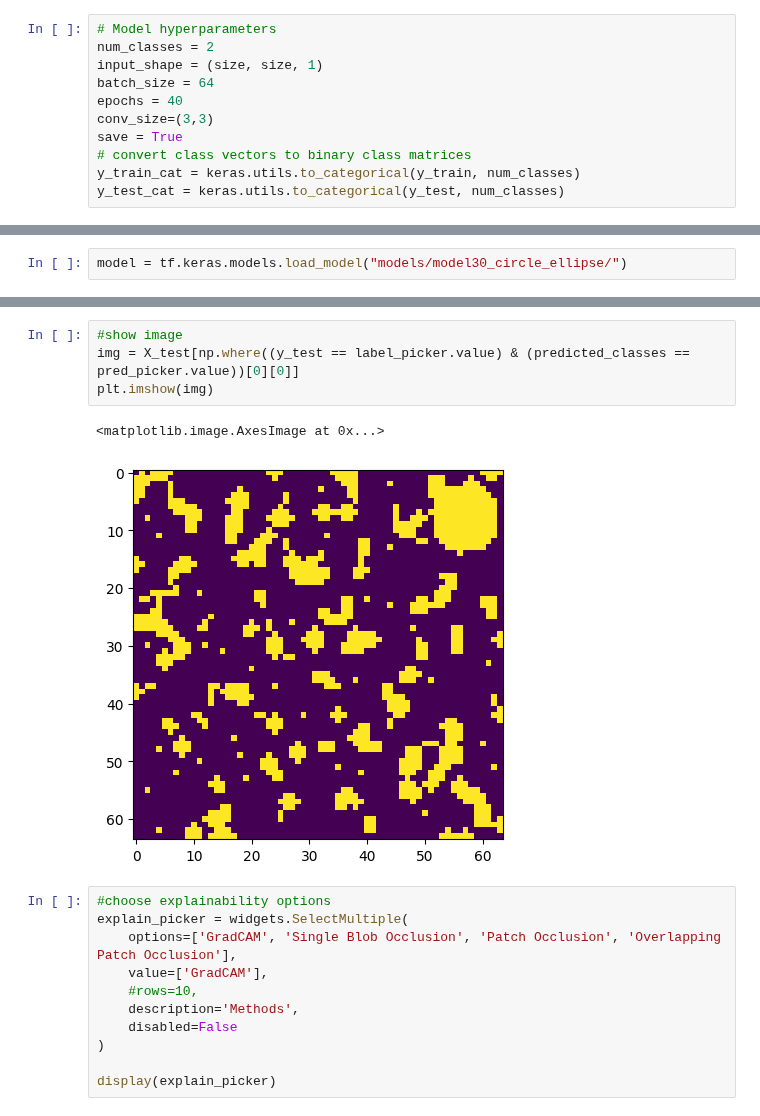
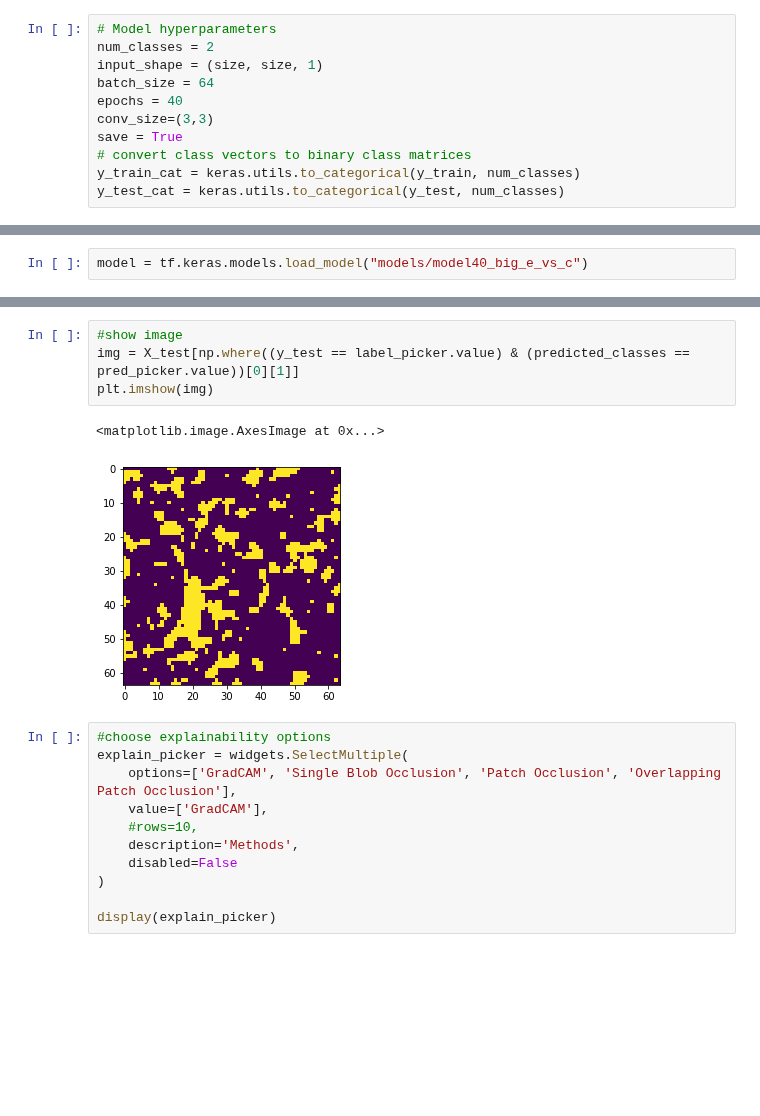
Before and after one commit to Kayzi0/ExplainBlobs, a Jupyter notebook: model_train.ipynb, the cells around one changed output, grey strips where cells are left out. Saved outputs shown, nothing was run; the diff lists cells and outputs as text; blank space fills up the shorter version.

Commit message:
resaved model

```diff
--- a/model_train.ipynb
+++ b/model_train.ipynb
@@ -143,5 +136,5 @@ INFO:tensorflow:Assets written to: models/model40_big_e_vs_c/assets
 # %%
-model = tf.keras.models.load_model("models/model30_circle_ellipse/")
+model = tf.keras.models.load_model("models/model40_big_e_vs_c")
 # %%
 # Validate model
 from sklearn.metrics import classification_report
@@ -193,11 +186,11 @@ display(pred_picker)
 [interactive output not drawn]
 # %%
 #show image
-img = X_test[np.where((y_test == label_picker.value) & (predicted_classes == pred_picker.value))[0][0]]
+img = X_test[np.where((y_test == label_picker.value) & (predicted_classes == pred_picker.value))[0][1]]
 plt.imshow(img)
 # %% [output]
 <matplotlib.image.AxesImage at 0x...>
-[figure, old version]
+[figure, new version]
 # %%
 #choose explainability options
 explain_picker = widgets.SelectMultiple(
```
Also changed, not shown: parts of 8 cells of this notebook, 4 other files.
